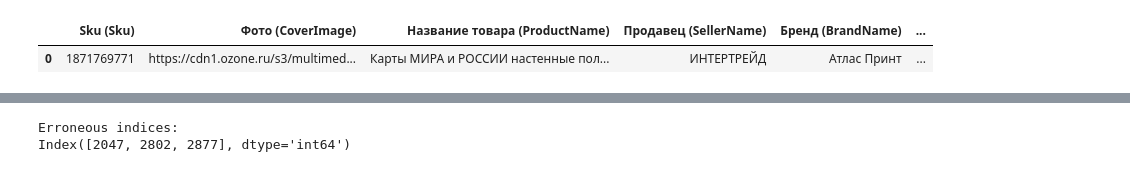
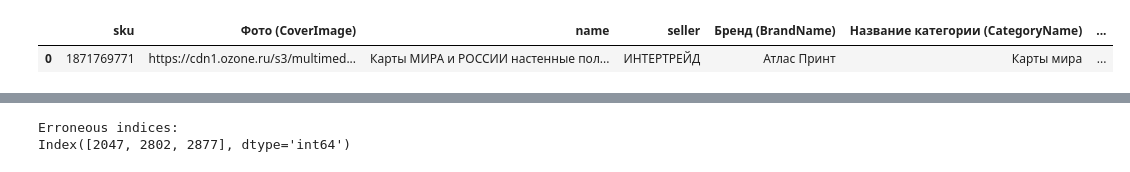
Before and after one commit to tony-pitchblack/marketplace_analytics, a Jupyter notebook: clip-siamese/make_OZ_geo_5500.ipynb, the cells around one changed output, grey strips where cells are left out. Cells and saved outputs as stored; diff of their text form; code cells hidden in the pictures.

```diff
--- a/clip-siamese/make_OZ_geo_5500.ipynb
+++ b/clip-siamese/make_OZ_geo_5500.ipynb
@@ -1,16 +1,28 @@
 # %%
 import pandas as pd
 from pathlib import Path
 
 DATA_PATH = 'data'
 
 file_name = (
     Path('tables_OZ_geo_5500') /
     'Ozon_Crawler_Latest_info2025-04-07-12-57-51.xlsx'
 )
 
+cols_to_rename = {
+        'Sku (Sku)': 'sku',
+        'Название товара (ProductName)': 'name',
+        'Описание (Description)': 'description',
+        'Ссылка на карточку': 'url',
+        'Продавец (SellerName)': 'seller'
+    }
+
 source_df = pd.read_excel(Path(DATA_PATH) / file_name)
+source_df = (
+    source_df
+    .rename(columns=cols_to_rename)
+)
 source_df.head(1)
 # %% [output]
-|  | Sku (Sku) | Фото (CoverImage) | Название товара (ProductName) | Продавец (SellerName) | Бренд (BrandName) | ... |
-| 0 | 1871769771 | https://cdn1.ozone.ru/s3/multimed... | Карты МИРА и РОССИИ настенные пол... | ИНТЕРТРЕЙД | Атлас Принт | ... |
+|  | sku | Фото (CoverImage) | name | seller | Бренд (BrandName) | Название категории (CategoryName) | ... |
+| 0 | 1871769771 | https://cdn1.ozone.ru/s3/multimed... | Карты МИРА и РОССИИ настенные пол... | ИНТЕРТРЕЙД | Атлас Принт | Карты мира | ... |
```
Also changed, not shown: parts of 6 cells of this notebook, 4 other files.
